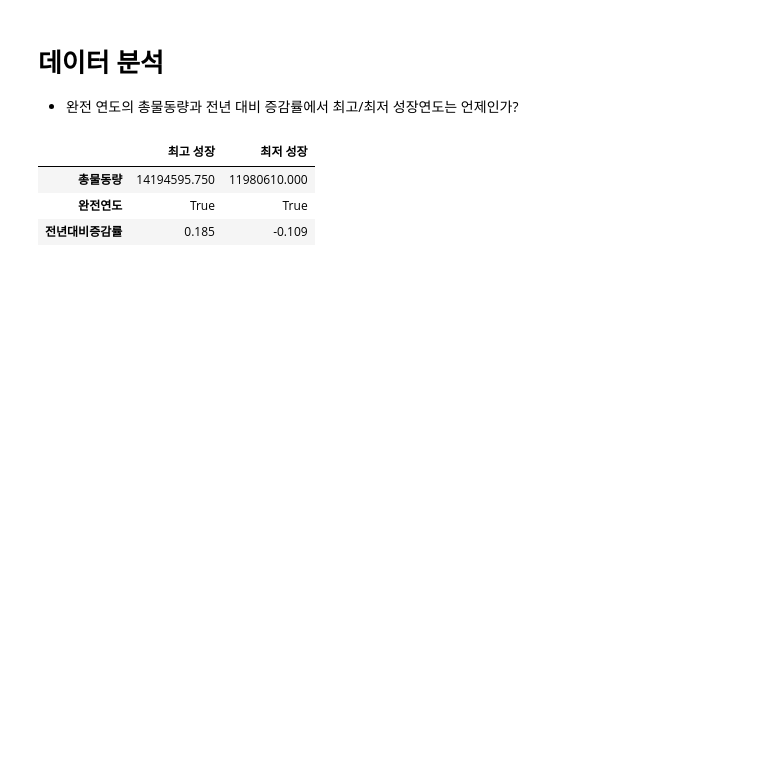
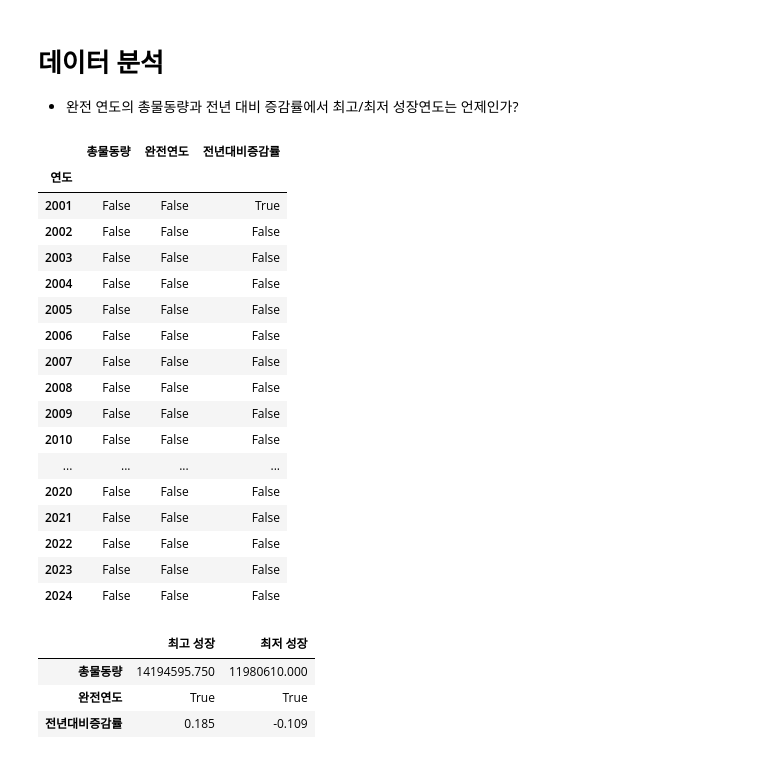
Before and after one commit to eddie1031/2026_SKP_004, a Jupyter notebook: c1/case1_transported_quantity.ipynb, the cells around one changed output. Cells and saved outputs as stored; diff of their text form; code cells hidden in the pictures; blank space fills up the shorter version.

```diff
--- a/c1/case1_transported_quantity.ipynb
+++ b/c1/case1_transported_quantity.ipynb
@@ -371,6 +371,27 @@ annual_complete.tail(10)
 # 데이터 분석
 
 - 완전 연도의 총물동량과 전년 대비 증감률에서 최고/최저 성장연도는 언제인가?
+# %%
+annual_complete.isna()
+# %% [output]
+|  | 총물동량 | 완전연도 | 전년대비증감률 |
+| 연도 |  |  |  |
+| 2001 | False | False | True |
+| 2002 | False | False | False |
+| 2003 | False | False | False |
+| 2004 | False | False | False |
+| 2005 | False | False | False |
+| 2006 | False | False | False |
+| 2007 | False | False | False |
+| 2008 | False | False | False |
+| 2009 | False | False | False |
+| 2010 | False | False | False |
+| ... | ... | ... | ... |
+| 2020 | False | False | False |
+| 2021 | False | False | False |
+| 2022 | False | False | False |
+| 2023 | False | False | False |
+| 2024 | False | False | False |
 # %%
 growth = annual_complete.dropna(subset=['전년대비증감률'])
 min_max = pd.DataFrame({
```
Also changed, not shown: parts of 4 cells of this notebook.
